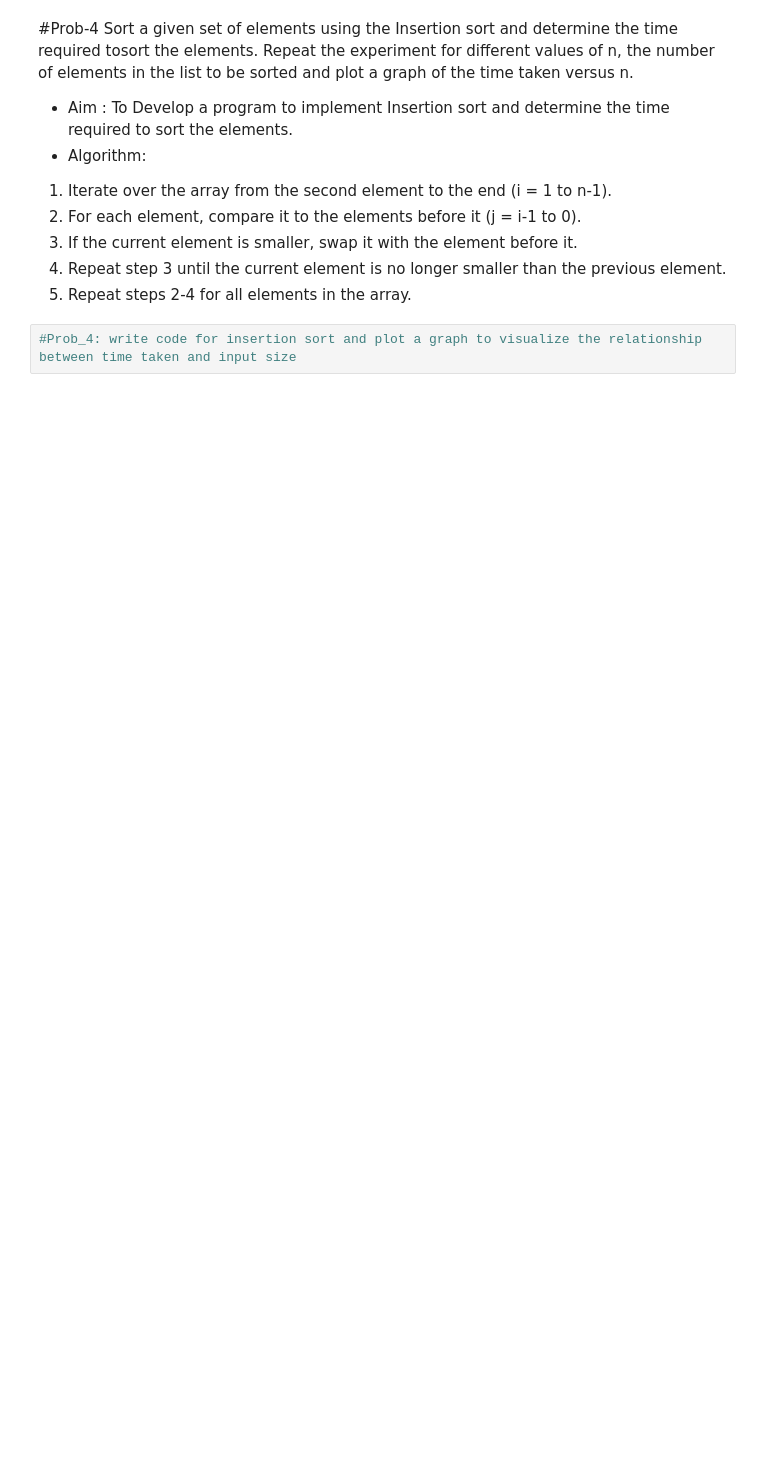
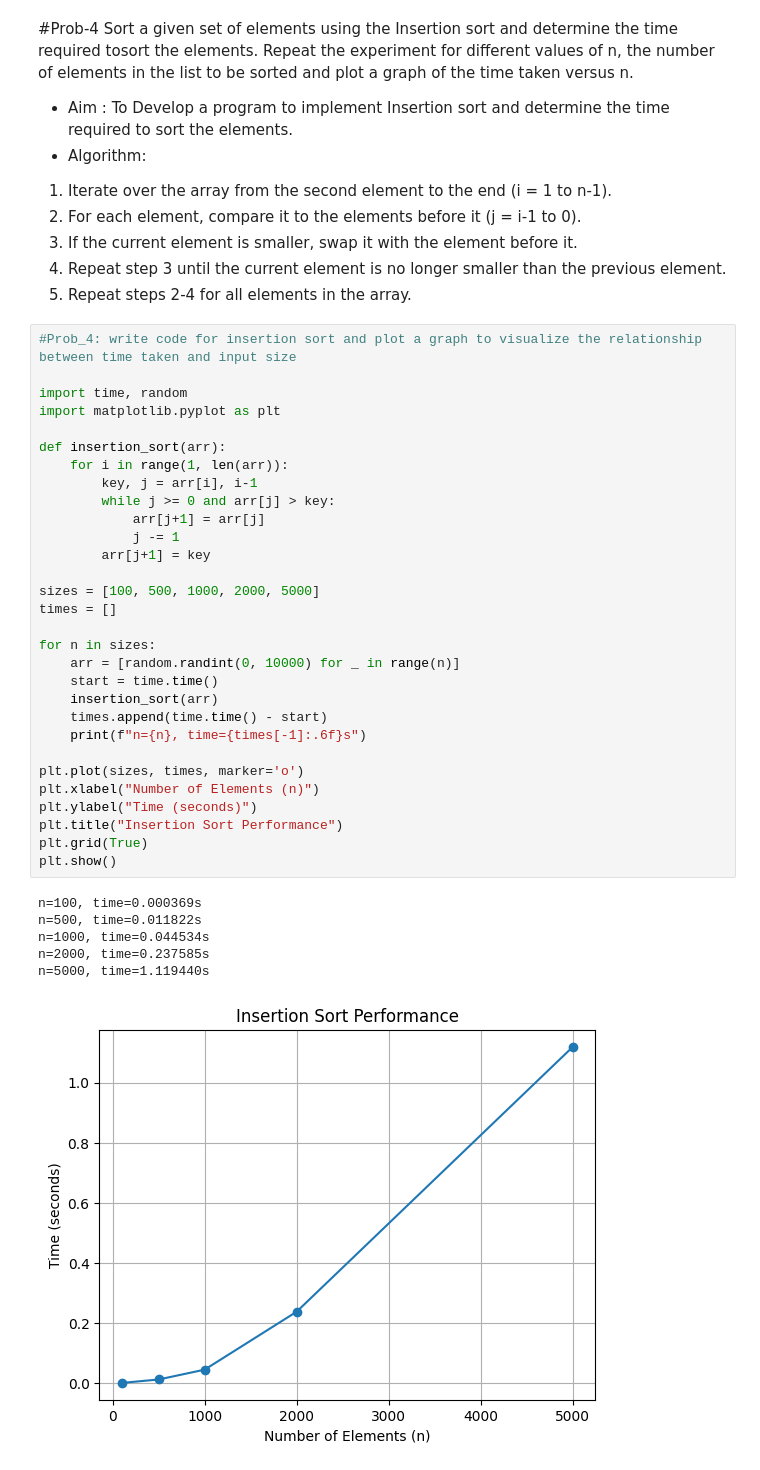
Before and after one commit to Chitra9xh/Algorithm-Lab-, a Jupyter notebook: lab_4.ipynb, the cells around one changed output. Saved outputs shown, nothing was run; the diff lists cells and outputs as text; blank space fills up the shorter version.

```diff
--- a/lab_4.ipynb
+++ b/lab_4.ipynb
@@ -90,5 +113,40 @@ Sort a given set of elements using the Insertion sort and determine the time req
 3. If the current element is smaller, swap it with the element before it.
 4. Repeat step 3 until the current element is no longer smaller than the previous element.
 5. Repeat steps 2-4 for all elements in the array.
-# %%
-#Prob_4: write code for insertion sort and plot a graph to visualize the relationship between time taken and input size
+# %%
+#Prob_4: write code for insertion sort and plot a graph to visualize the relationship between time taken and input size
+
+import time, random
+import matplotlib.pyplot as plt
+
+def insertion_sort(arr):
+    for i in range(1, len(arr)):
+        key, j = arr[i], i-1
+        while j >= 0 and arr[j] > key:
+            arr[j+1] = arr[j]
+            j -= 1
+        arr[j+1] = key
+
+sizes = [100, 500, 1000, 2000, 5000]
+times = []
+
+for n in sizes:
+    arr = [random.randint(0, 10000) for _ in range(n)]
+    start = time.time()
+    insertion_sort(arr)
+    times.append(time.time() - start)
+    print(f"n={n}, time={times[-1]:.6f}s")
+
+plt.plot(sizes, times, marker='o')
+plt.xlabel("Number of Elements (n)")
+plt.ylabel("Time (seconds)")
+plt.title("Insertion Sort Performance")
+plt.grid(True)
+plt.show()
+# %% [output]
+n=100, time=0.000369s
+n=500, time=0.011822s
+n=1000, time=0.044534s
+n=2000, time=0.237585s
+n=5000, time=1.119440s
+[figure, added]
```
Also changed, not shown: parts of 2 cells of this notebook.
